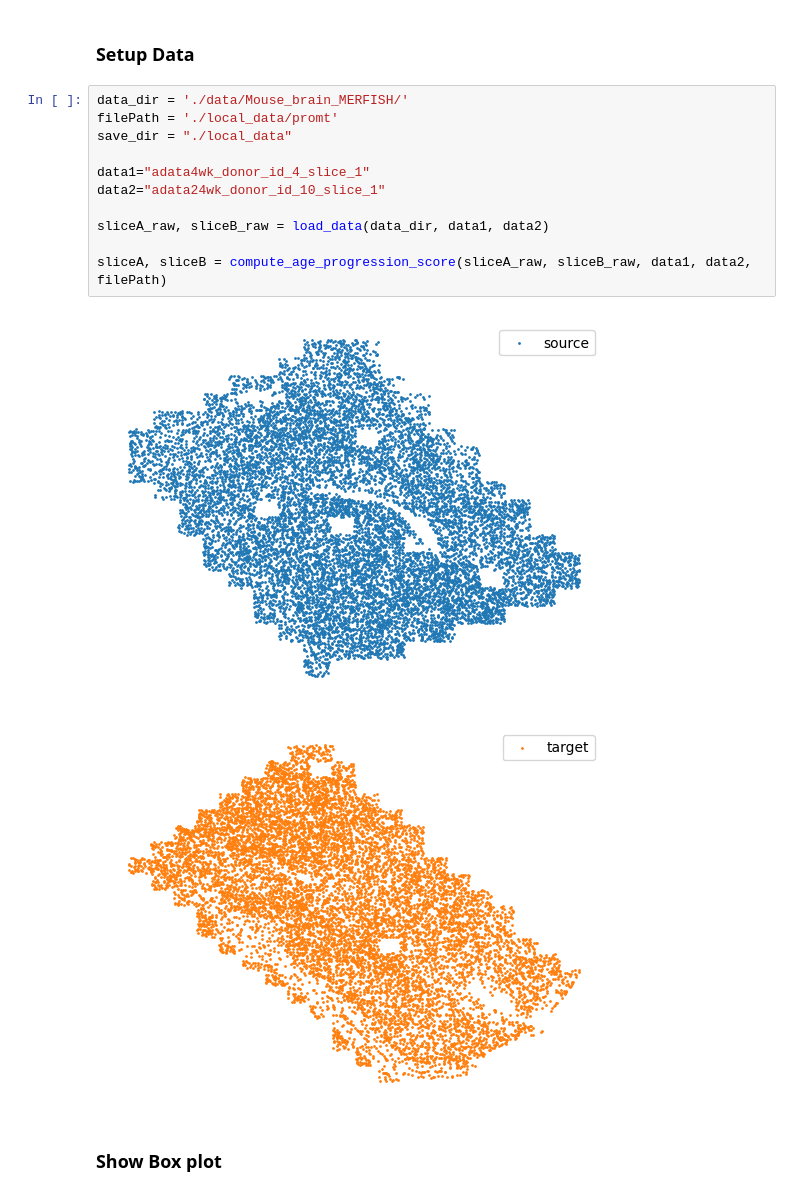
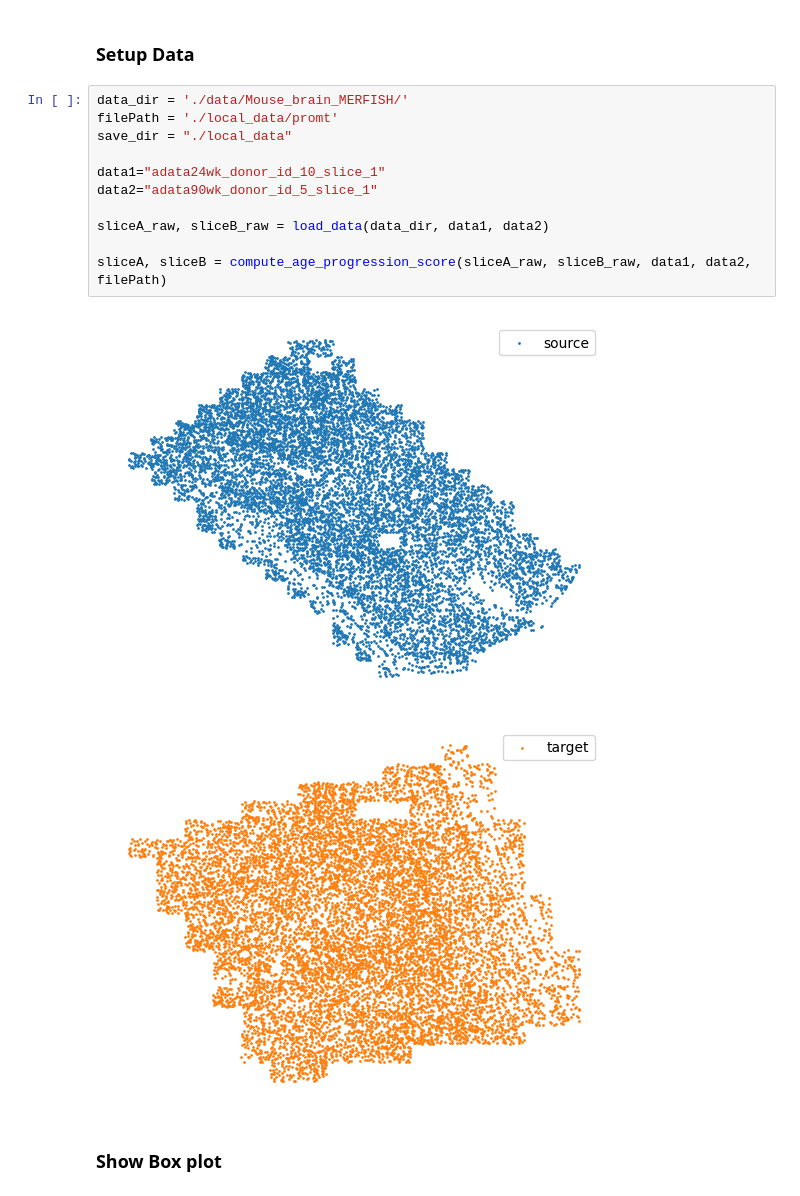
Before and after one commit to anupbhowmik/promt, a Jupyter notebook: downstream_analysis.ipynb, the cells around one changed output. Drawn from its saved outputs; the diff is of its cells as text.

```diff
--- a/downstream_analysis.ipynb
+++ b/downstream_analysis.ipynb
@@ -400,17 +400,17 @@ def run_svr(sliceA, data1, data2, save_dir):
 # %%
 data_dir = './data/Mouse_brain_MERFISH/'
 filePath = './local_data/promt'
 save_dir = "./local_data"
 
-data1="adata4wk_donor_id_4_slice_1"
-data2="adata24wk_donor_id_10_slice_1"
+data1="adata24wk_donor_id_10_slice_1"
+data2="adata90wk_donor_id_5_slice_1"
 
 sliceA_raw, sliceB_raw = load_data(data_dir, data1, data2)
 
 sliceA, sliceB = compute_age_progression_score(sliceA_raw, sliceB_raw, data1, data2, filePath)
 # %% [output]
-[figure, old version]
+[figure, new version]
-[figure, old version]
+[figure, new version]
 # %% [markdown]
 ### Show Box plot
 # %%
```
Also changed, not shown: parts of 4 cells of this notebook.
